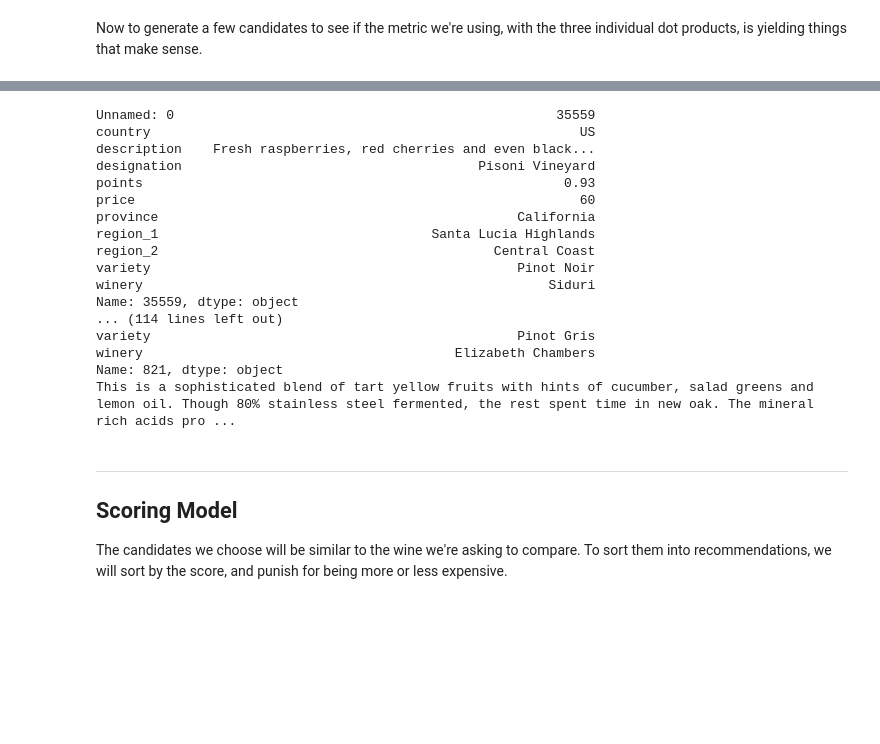
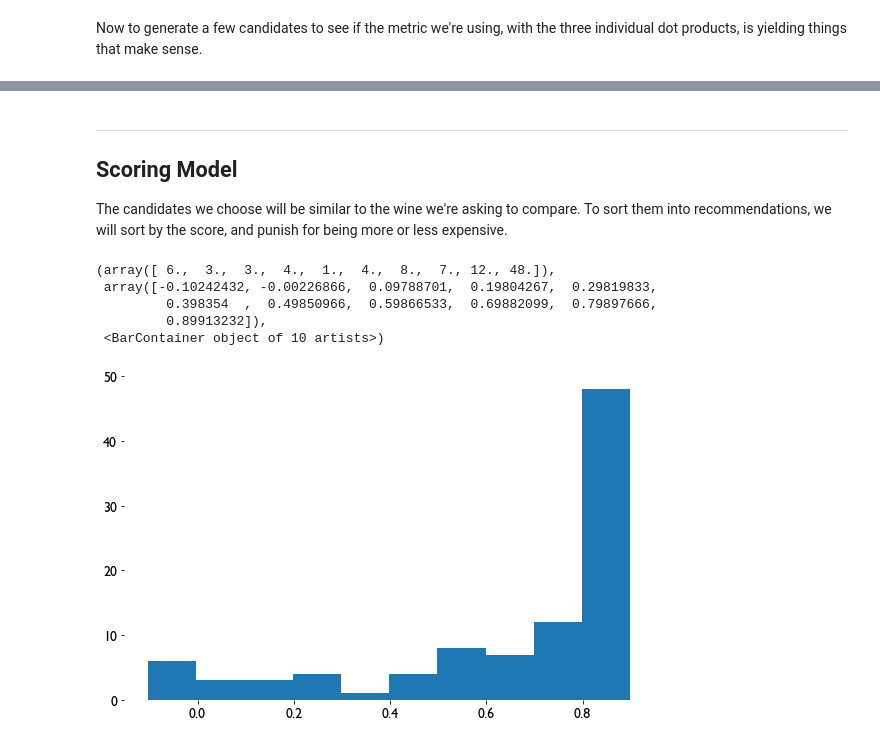
Before and after one commit to sdwebb/ml_projects, a Jupyter notebook: sommelier_numerique/notebooks/sommelier_numerique.ipynb, the cells around one changed output, grey strips where cells are left out. Saved outputs shown, nothing was run; the diff lists cells and outputs as text; code cells hidden in the pictures; blank space fills up the shorter version.

```diff
--- a/sommelier_numerique/notebooks/sommelier_numerique.ipynb
+++ b/sommelier_numerique/notebooks/sommelier_numerique.ipynb
@@ -316,25 +331,3 @@ In this fruit-forward vintage, it's not surprising to find that what shines here
-# %%
-for idx in range(0, n_rec):
-    print(df.loc[recs[idx]])
-    print(df.loc[recs[idx]].description)
-# %% [output]
-Unnamed: 0                                                 35559
-country                                                       US
-description    Fresh raspberries, red cherries and even black...
-designation                                      Pisoni Vineyard
-points                                                      0.93
-price                                                         60
-province                                              California
-region_1                                   Santa Lucia Highlands
-region_2                                           Central Coast
-variety                                               Pinot Noir
-winery                                                    Siduri
-Name: 35559, dtype: object
-... (114 lines left out)
-variety                                               Pinot Gris
-winery                                        Elizabeth Chambers
-Name: 821, dtype: object
-This is a sophisticated blend of tart yellow fruits with hints of cucumber, salad greens and lemon oil. Though 80% stainless steel fermented, the rest spent time in new oak. The mineral rich acids pro ...
 # %% [markdown]
 *****
 ## Scoring Model
@@ -342,0 +338,15 @@ The candidates we choose will be similar to the wine we're asking to compare. To
+# %%
+points = df.loc[candidates].points.values
+prices = df.loc[candidates].price.values
+price_0 = df.loc[sample_idx].price
+# %%
+rating = points - (1. - np.exp(- (1. - (prices/price_0))**2/2.))
+# %%
+plt.hist(rating)
+# %% [output]
+(array([ 6.,  3.,  3.,  4.,  1.,  4.,  8.,  7., 12., 48.]),
+ array([-0.10242432, -0.00226866,  0.09788701,  0.19804267,  0.29819833,
+         0.398354  ,  0.49850966,  0.59866533,  0.69882099,  0.79897666,
+         0.89913232]),
+ <BarContainer object of 10 artists>)
+[figure, added]
```
Also changed, not shown: parts of 11 cells of this notebook, 2 other files.
